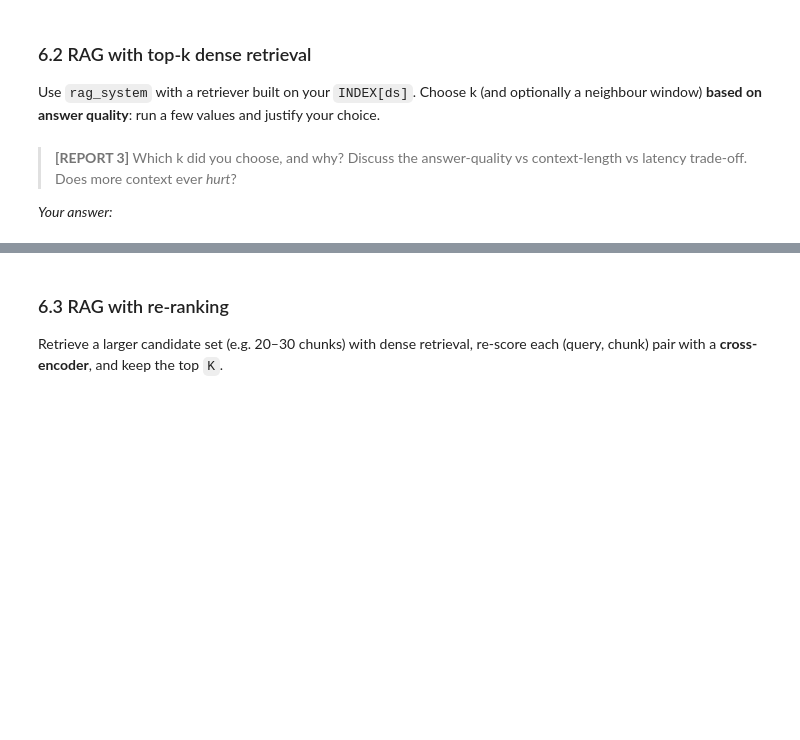
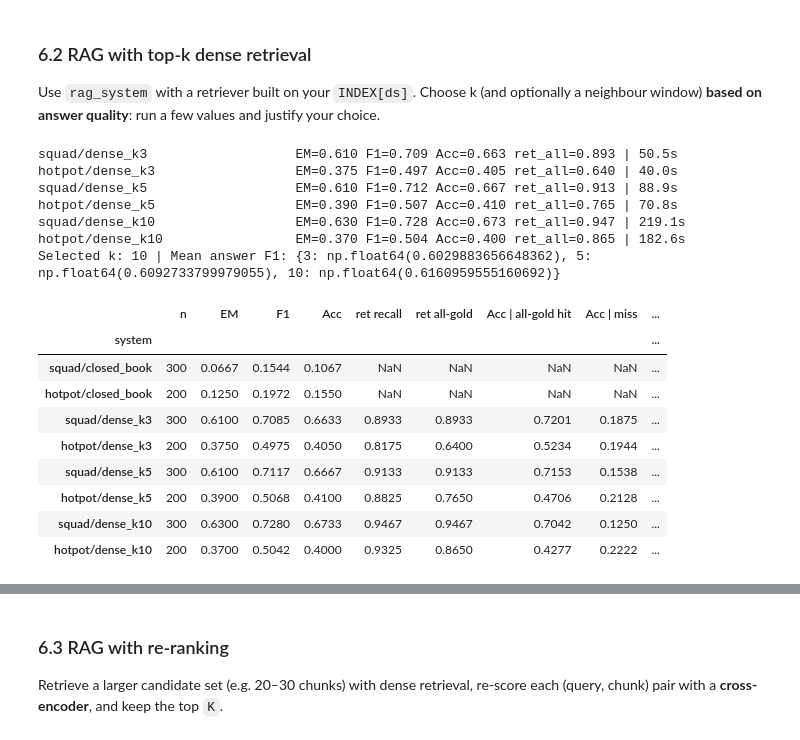
Before and after one commit to TheArtemis/ID2223-Scalable-Machine-Learning-and-Deep-Learning, a Jupyter notebook: assignments/ass2/lab-assignment-notebook.ipynb, the cells around one changed output, grey strips where cells are left out. Saved outputs shown, nothing was run; the diff lists cells and outputs as text; code cells hidden in the pictures; blank space fills up the shorter version.

```diff
--- a/assignments/ass2/lab-assignment-notebook.ipynb
+++ b/assignments/ass2/lab-assignment-notebook.ipynb
@@ -870,4 +867,41 @@ summarize()
-# %% [markdown]
-> **[REPORT 3]** Which k did you choose, and why? Discuss the answer-quality vs context-length vs latency trade-off. Does more context ever *hurt*?
-
-*Your answer:*
+# %%
+def dense_retriever(ds, k, window=0):
+    def retrieve(qs):
+        hits = dense_retrieve(INDEX[ds], [q.question for q in qs], k)
+        if window:
+            return [expand_with_neighbors(INDEX[ds], row, window) for row in hits]
+        return hits
+    return retrieve
+
+# Choose one k for both datasets: the k with the highest mean F1. On an exact tie, max() keeps the smaller k.
+dense_scores = {}
+for k in (3, 5, 10):
+    scores = []
+    for ds, qs in EVAL_SETS.items():
+        name = f"{ds}/dense_k{k}"
+        answer_fn = rag_system(dense_retriever(ds, k))
+        result = run_system(name, qs, answer_fn)
+        scores.append(result["rows"].f1.mean())
+        measure_latency(name, qs, answer_fn)
+    dense_scores[k] = np.mean(scores)
+K = max(dense_scores, key=dense_scores.get)
+print("Selected k:", K, "| Mean answer F1:", dense_scores)
+summarize()
+# %% [output]
+squad/dense_k3                   EM=0.610 F1=0.709 Acc=0.663 ret_all=0.893 | 50.5s
+hotpot/dense_k3                  EM=0.375 F1=0.497 Acc=0.405 ret_all=0.640 | 40.0s
+squad/dense_k5                   EM=0.610 F1=0.712 Acc=0.667 ret_all=0.913 | 88.9s
+hotpot/dense_k5                  EM=0.390 F1=0.507 Acc=0.410 ret_all=0.765 | 70.8s
+squad/dense_k10                  EM=0.630 F1=0.728 Acc=0.673 ret_all=0.947 | 219.1s
+hotpot/dense_k10                 EM=0.370 F1=0.504 Acc=0.400 ret_all=0.865 | 182.6s
+Selected k: 10 | Mean answer F1: {3: np.float64(0.6029883656648362), 5: np.float64(0.6092733799979055), 10: np.float64(0.6160959555160692)}
+|  | n | EM | F1 | Acc | ret recall | ret all-gold | Acc | all-gold hit | Acc | miss | ... |
+| system |  |  |  |  |  |  |  |  | ... |
+| squad/closed_book | 300 | 0.0667 | 0.1544 | 0.1067 | NaN | NaN | NaN | NaN | ... |
+| hotpot/closed_book | 200 | 0.1250 | 0.1972 | 0.1550 | NaN | NaN | NaN | NaN | ... |
+| squad/dense_k3 | 300 | 0.6100 | 0.7085 | 0.6633 | 0.8933 | 0.8933 | 0.7201 | 0.1875 | ... |
+| hotpot/dense_k3 | 200 | 0.3750 | 0.4975 | 0.4050 | 0.8175 | 0.6400 | 0.5234 | 0.1944 | ... |
+| squad/dense_k5 | 300 | 0.6100 | 0.7117 | 0.6667 | 0.9133 | 0.9133 | 0.7153 | 0.1538 | ... |
+| hotpot/dense_k5 | 200 | 0.3900 | 0.5068 | 0.4100 | 0.8825 | 0.7650 | 0.4706 | 0.2128 | ... |
+| squad/dense_k10 | 300 | 0.6300 | 0.7280 | 0.6733 | 0.9467 | 0.9467 | 0.7042 | 0.1250 | ... |
+| hotpot/dense_k10 | 200 | 0.3700 | 0.5042 | 0.4000 | 0.9325 | 0.8650 | 0.4277 | 0.2222 | ... |
```
Also changed, not shown: parts of 10 cells of this notebook, 2 other files.
